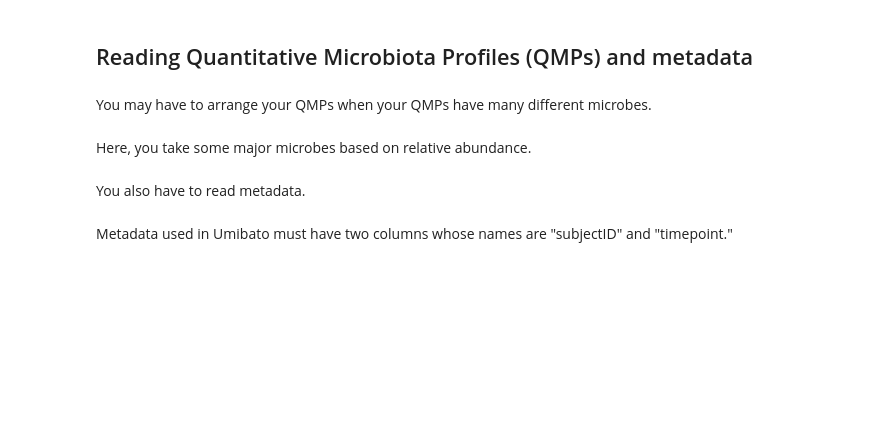
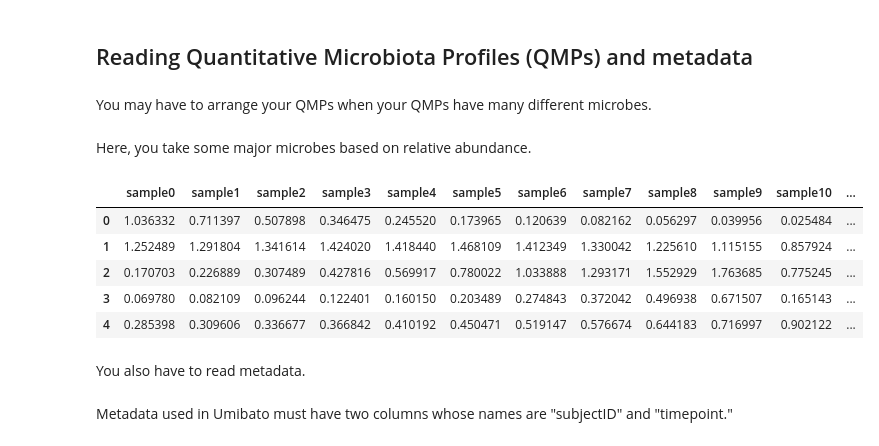
Before and after one commit to shion-h/Umibato, a Jupyter notebook: tutorial/umibato_tutorial.ipynb, the cells around one changed output. Saved outputs shown, nothing was run; the diff lists cells and outputs as text; code cells hidden in the pictures; blank space fills up the shorter version.

```diff
--- a/tutorial/umibato_tutorial.ipynb
+++ b/tutorial/umibato_tutorial.ipynb
@@ -18,6 +16,15 @@ Here, you take some major microbes based on relative abundance.
 # %%
 normalized_qmps = qmps.apply(lambda x: x/x.sum(), axis=0)
 qmps = qmps.loc[normalized_qmps.mean(1)>0.0001, :]
+# %%
+qmps
+# %% [output]
+|  | sample0 | sample1 | sample2 | sample3 | sample4 | sample5 | sample6 | sample7 | sample8 | sample9 | sample10 | ... |
+| 0 | 1.036332 | 0.711397 | 0.507898 | 0.346475 | 0.245520 | 0.173965 | 0.120639 | 0.082162 | 0.056297 | 0.039956 | 0.025484 | ... |
+| 1 | 1.252489 | 1.291804 | 1.341614 | 1.424020 | 1.418440 | 1.468109 | 1.412349 | 1.330042 | 1.225610 | 1.115155 | 0.857924 | ... |
+| 2 | 0.170703 | 0.226889 | 0.307489 | 0.427816 | 0.569917 | 0.780022 | 1.033888 | 1.293171 | 1.552929 | 1.763685 | 0.775245 | ... |
+| 3 | 0.069780 | 0.082109 | 0.096244 | 0.122401 | 0.160150 | 0.203489 | 0.274843 | 0.372042 | 0.496938 | 0.671507 | 0.165143 | ... |
+| 4 | 0.285398 | 0.309606 | 0.336677 | 0.366842 | 0.410192 | 0.450471 | 0.519147 | 0.576674 | 0.644183 | 0.716997 | 0.902122 | ... |
 # %% [markdown]
 You also have to read metadata.
 # %%
```
Also changed, not shown: parts of 18 cells of this notebook, 3 other files.
